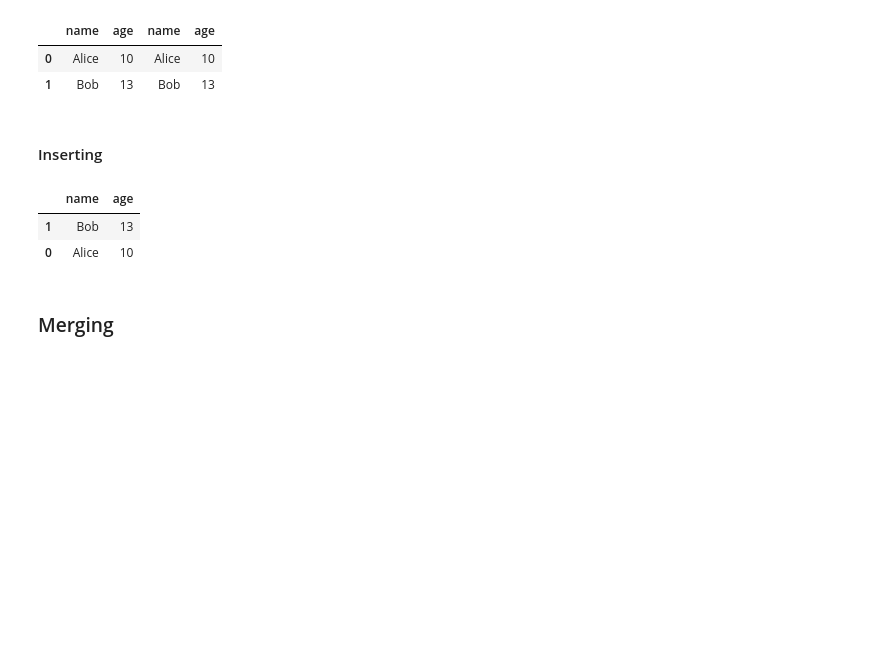
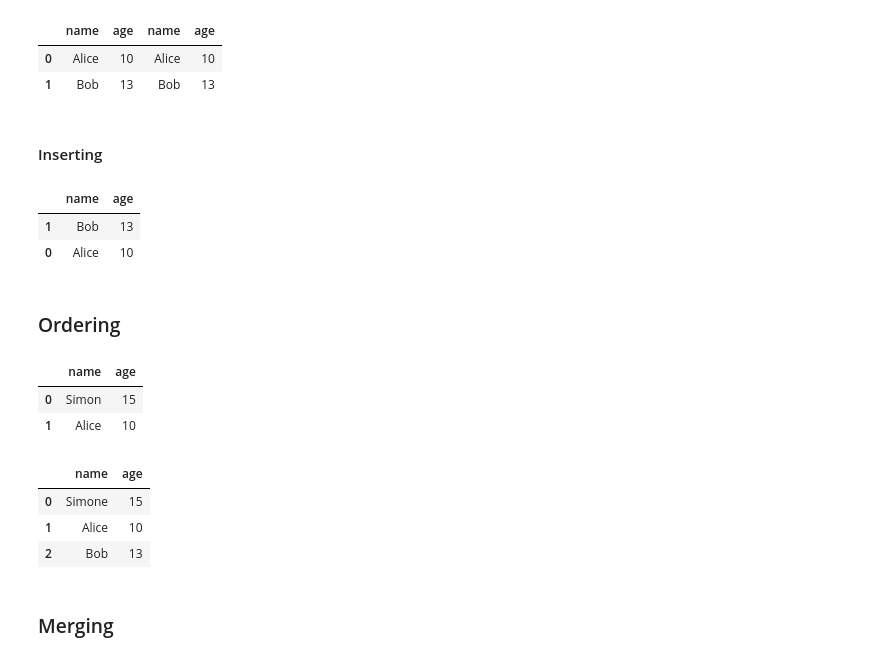
Before and after one commit to hazemanwer2000/knowledge-base, a Jupyter notebook: jupyter/py-packages/brief_summary_of_pandas.ipynb, the cells around one changed output. Drawn from its saved outputs; the diff is of its cells as text; code cells hidden in the pictures; blank space fills up the shorter version.

```diff
--- a/jupyter/py-packages/brief_summary_of_pandas.ipynb
+++ b/jupyter/py-packages/brief_summary_of_pandas.ipynb
@@ -373,7 +375,7 @@ pd.concat([df, df], axis=1)
 | 0 | Alice | 10 | Alice | 10 |
 | 1 | Bob | 13 | Bob | 13 |
 # %% [markdown]
-#### Inserting
+#### Inserting <a class="anchor" id="inserting"></a>
 # %%
 # Inserting is possible as a combination of slicing and concatenating
 df = pd.DataFrame([
@@ -385,6 +387,39 @@ pd.concat([df.iloc[1:], df.iloc[:1]])
 |  | name | age |
 | 1 | Bob | 13 |
 | 0 | Alice | 10 |
+# %% [markdown]
+### Ordering <a class="anchor" id="ordering"></a>
+# %%
+# Reset row indices
+
+df = pd.DataFrame([
+    {'name' : 'Alice', 'age' : 10},
+    {'name' : 'Bob', 'age' : 13},
+    {'name' : 'Simon', 'age' : 15},
+], dtype=object)
+df = pd.concat([df.iloc[2:], df.iloc[:1]])
+
+df.reset_index(drop=True)
+# %% [output]
+|  | name | age |
+| 0 | Simon | 15 |
+| 1 | Alice | 10 |
+# %%
+# Sort row(s)
+
+df = pd.DataFrame([
+    {'name' : 'Alice', 'age' : 10},
+    {'name' : 'Simone', 'age' : 15},
+    {'name' : 'Bob', 'age' : 13},
+], dtype=object)
+
+df_sorted = df.sort_values(by='name', key=lambda col: col.map(len), ascending=False)
+df_sorted.reset_index(drop=True)
+# %% [output]
+|  | name | age |
+| 0 | Simone | 15 |
+| 1 | Alice | 10 |
+| 2 | Bob | 13 |
 # %% [markdown]
 ### Merging <a class="anchor" id="merging"></a>
 # %%
```
Also changed, not shown: parts of 1 cell of this notebook.
